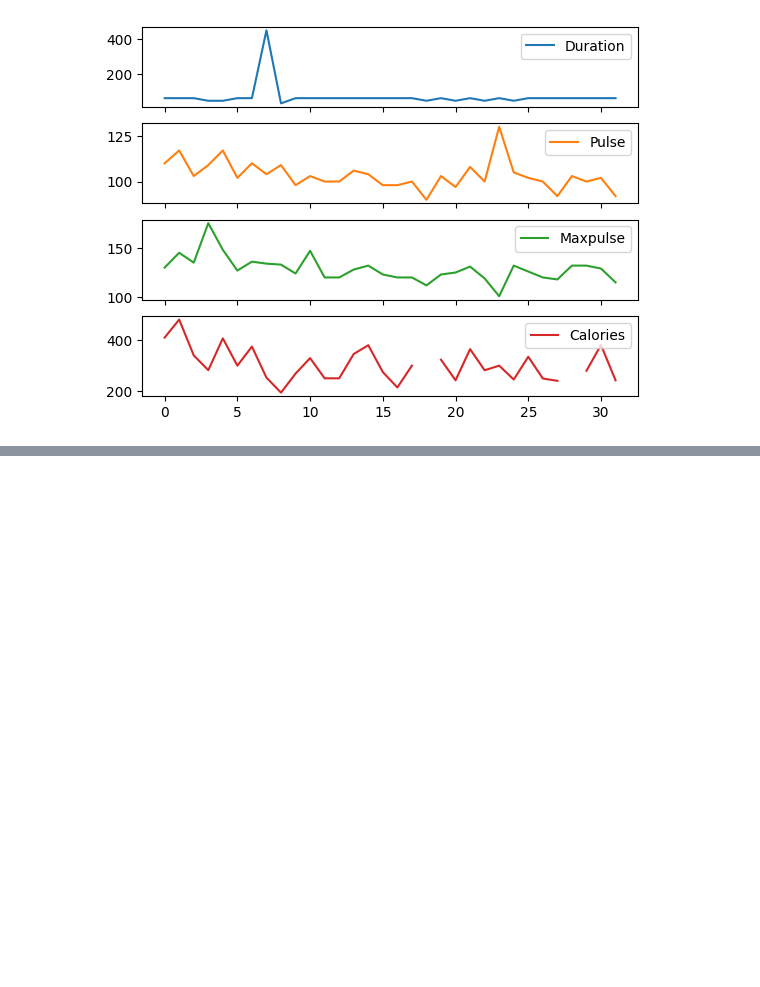
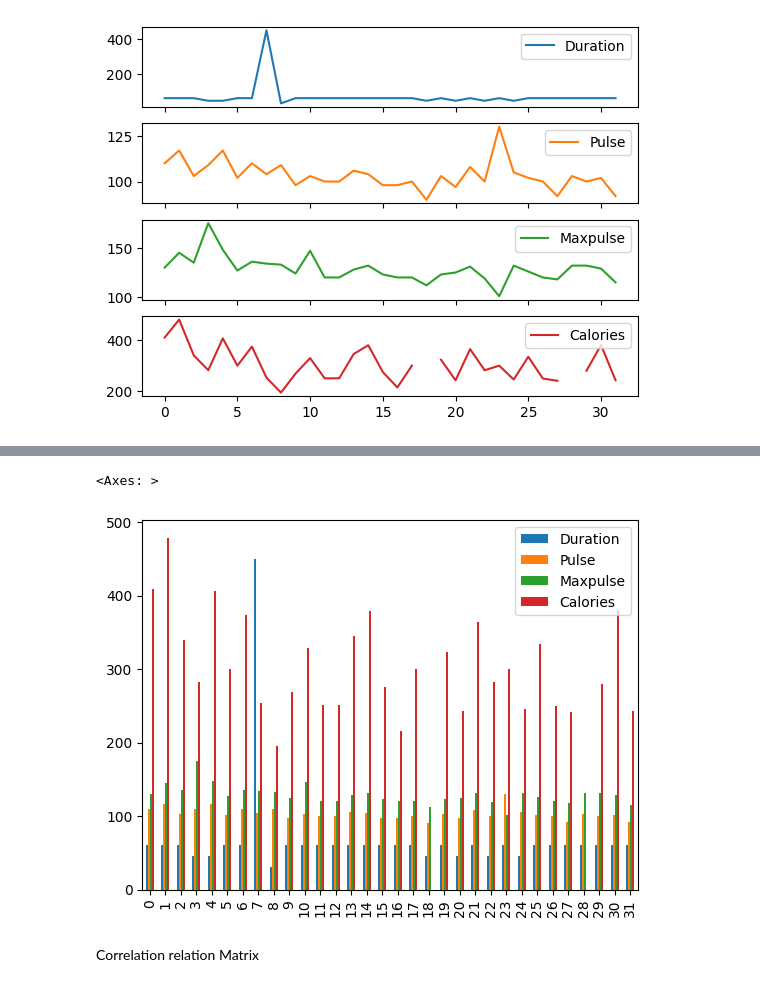
Before and after one commit to ask4semoy/tests, a Jupyter notebook: EDA.ipynb, the cells around one changed output, grey strips where cells are left out. Saved outputs shown, nothing was run; the diff lists cells and outputs as text; code cells hidden in the pictures; blank space fills up the shorter version.

```diff
--- a/EDA.ipynb
+++ b/EDA.ipynb
@@ -202,0 +213,7 @@ array([<Axes: >, <Axes: >, <Axes: >, <Axes: >], dtype=object)
+# %%
+data.plot(kind='bar')
+# %% [output]
+<Axes: >
+[figure, added]
+# %% [markdown]
+Correlation relation Matrix
```
Also changed, not shown: parts of 9 cells of this notebook.
